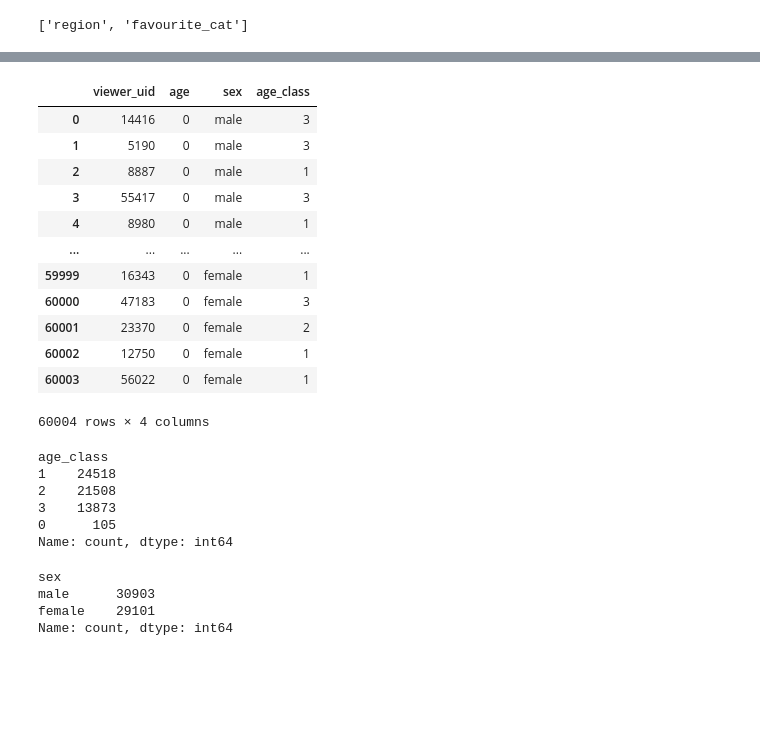
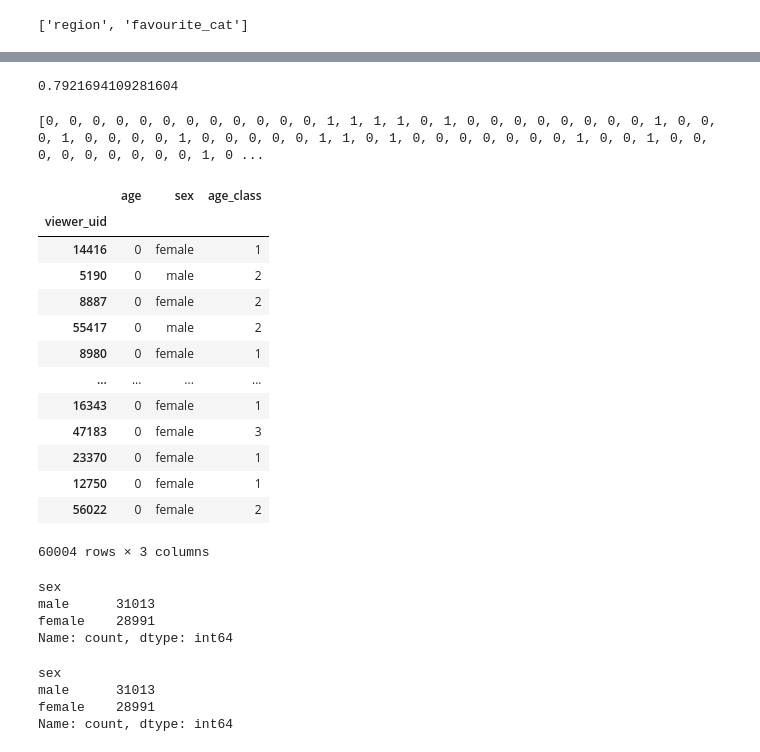
Before and after one commit to Paspasuy/SocDemPrediction, a Jupyter notebook: flypew_catboost.ipynb, the cells around one changed output, grey strips where cells are left out. Drawn from its saved outputs; the diff is of its cells as text; code cells hidden in the pictures; blank space fills up the shorter version.

```diff
--- a/flypew_catboost.ipynb
+++ b/flypew_catboost.ipynb
@@ -47,7 +67,7 @@ events, features = Imputer().fit_transform(data_start, video_start, targets_star
 test_events, test_features = Imputer().fit_transform(test_events, video_start, sample_submission)
 print(test_features.shape)
 
-for extractor in [MainFeatureExtractor(), ALSEmbeddingExtractor(), BagOfWordsExtractor(), SimpleStatisticsExtractor(), GeoFeatureExtractor(), UserFeatureExtractor()]:
+for extractor in [MainFeatureExtractor(), ALSEmbeddingExtractor(), SimpleStatisticsExtractor(), BagOfWordsExtractor(), UserFeatureExtractor(), GeoFeatureExtractor()]:
     events, features = extractor.fit_transform(events, features)
     test_events, test_features = extractor.transform(test_events, test_features)
     print(test_features.shape)
@@ -76,4 +150,0 @@ Applying UserFeatureExtractor...
-# %%
-pd.set_option('display.max_columns', None)
-
-test_features.describe()
@@ -267,41 +318,49 @@ test_features
 60004 rows × 377 columns
+# %%
+train_pred = catboost_sex.predict(features.drop(columns=features_to_drop + [target_sex] + [target_age] + ['age']), cnt_classes=2)
+score_sex(features['sex'], train_pred)
+# %% [output]
+0.7921694109281604
 # %%
-age_prediction = catboost_age.predict(test_features.drop(columns=features_to_drop + [target_sex] + [target_age] + ['age']))
-sex_prediction = catboost_sex.predict(test_features.drop(columns=features_to_drop + [target_sex] + [target_age] + ['age']))
+age_prediction = catboost_age.predict(test_features.drop(columns=features_to_drop + [target_sex] + [target_age] + ['age']), cnt_classes=4)
+sex_prediction = catboost_sex.predict(test_features.drop(columns=features_to_drop + [target_sex] + [target_age] + ['age']), cnt_classes=2)
 
+print(sex_prediction.tolist())
+
+sample_submission = sample_submission.set_index('viewer_uid')
 sample_submission.loc[test_features.viewer_uid, 'age_class'] = age_prediction
 sample_submission.loc[test_features.viewer_uid, 'sex'] = sex_prediction
-sample_submission.loc[:, 'age'] = 0
+sample_submission.loc[test_features.viewer_uid, 'age'] = 0
 sample_submission['sex'] = sample_submission['sex'].map({0: 'male', 1: 'female'})
 sample_submission
 # %% [output]
+[0, 0, 0, 0, 0, 0, 0, 0, 0, 0, 0, 0, 1, 1, 1, 1, 0, 1, 0, 0, 0, 0, 0, 0, 0, 0, 1, 0, 0, 0, 1, 0, 0, 0, 0, 1, 0, 0, 0, 0, 0, 1, 1, 0, 1, 0, 0, 0, 0, 0, 0, 0, 1, 0, 0, 1, 0, 0, 0, 0, 0, 0, 0, 0, 0, 1, 0 ...
-|  | viewer_uid | age | sex | age_class |
-| 0 | 14416 | 0 | male | 3 |
-| 1 | 5190 | 0 | male | 3 |
-| 2 | 8887 | 0 | male | 1 |
-| 3 | 55417 | 0 | male | 3 |
-| 4 | 8980 | 0 | male | 1 |
-| ... | ... | ... | ... | ... |
-| 59999 | 16343 | 0 | female | 1 |
-| 60000 | 47183 | 0 | female | 3 |
-| 60001 | 23370 | 0 | female | 2 |
-| 60002 | 12750 | 0 | female | 1 |
-| 60003 | 56022 | 0 | female | 1 |
+|  | age | sex | age_class |
+| viewer_uid |  |  |  |
+| 14416 | 0 | female | 1 |
+| 5190 | 0 | male | 2 |
+| 8887 | 0 | female | 2 |
+| 55417 | 0 | male | 2 |
+| 8980 | 0 | female | 1 |
+| ... | ... | ... | ... |
+| 16343 | 0 | female | 1 |
+| 47183 | 0 | female | 3 |
+| 23370 | 0 | female | 1 |
+| 12750 | 0 | female | 1 |
+| 56022 | 0 | female | 2 |
-60004 rows × 4 columns
+60004 rows × 3 columns
-# %%
-sample_submission.age_class.value_counts()
-# %% [output]
-age_class
-1    24518
-2    21508
-3    13873
-0      105
-Name: count, dtype: int64
 # %%
 sample_submission.sex.value_counts()
 # %% [output]
 sex
-male      30903
-female    29101
+male      31013
+female    28991
 Name: count, dtype: int64
+# %%
+sample_submission.sex.value_counts()
+# %% [output]
+sex
+male      31013
+female    28991
+Name: count, dtype: int64
 # %%
```
Also changed, not shown: parts of 11 cells of this notebook.
